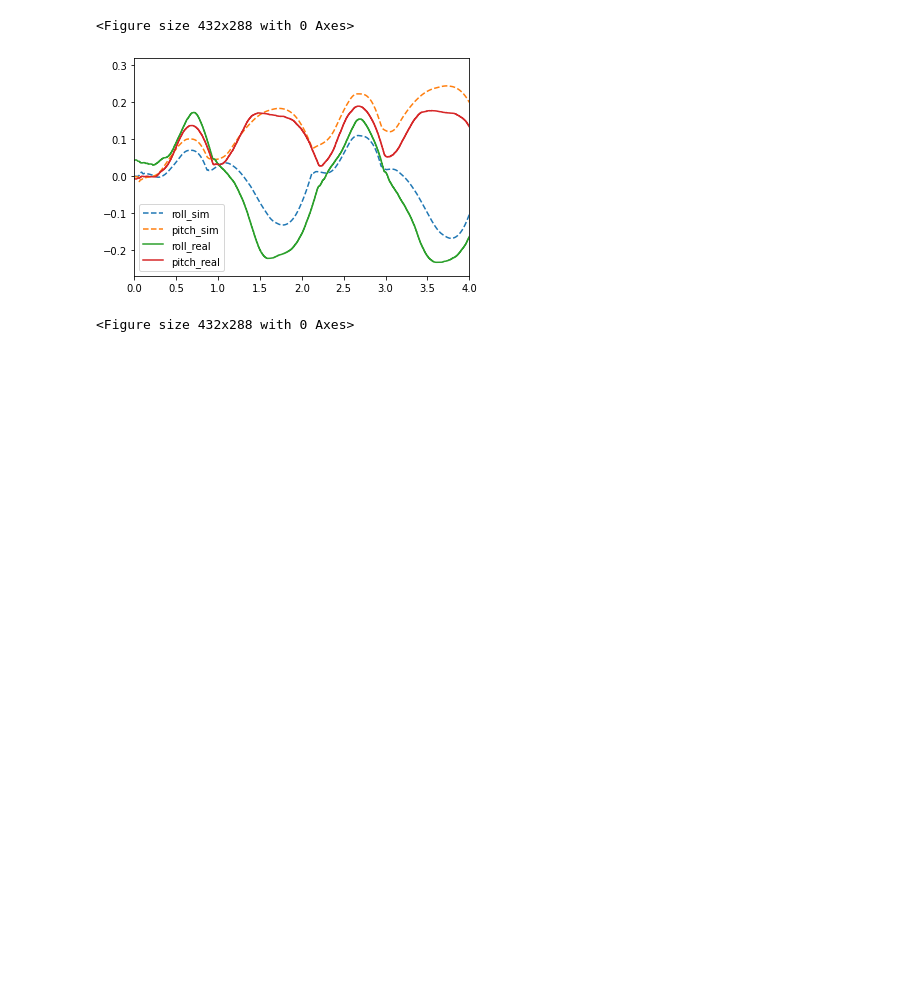
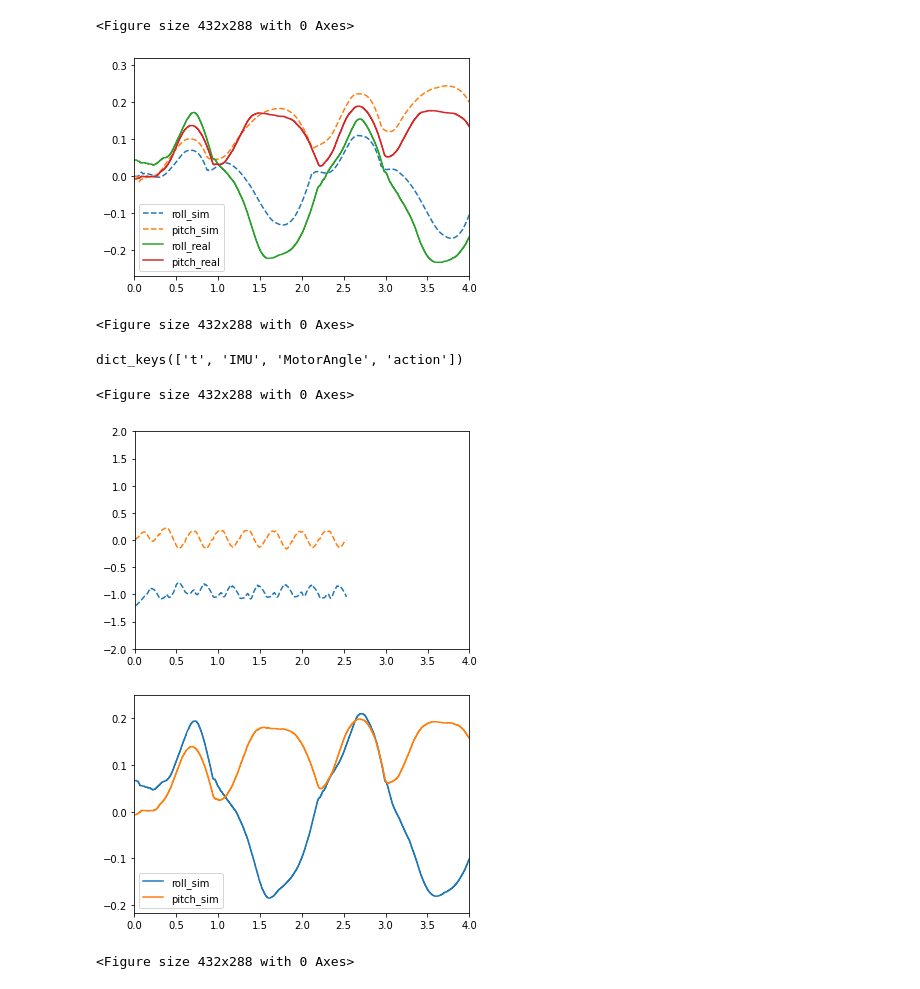
Before and after one commit to jietan/puppersim, a Jupyter notebook: IMU identification.ipynb, the cells around one changed output. Cells and saved outputs as stored; diff of their text form; code cells hidden in the pictures; blank space fills up the shorter version.

```diff
--- a/IMU identification.ipynb
+++ b/IMU identification.ipynb
@@ -121,3 +121,38 @@ dict_keys(['t', 'IMU', 'MotorAngle', 'action'])
 <Figure size 432x288 with 0 Axes>
 [figure]
 <Figure size 432x288 with 0 Axes>
+# %%
+f = open(os.path.join(data_folder, 'ars_trot_01_22_sim.txt'), 'rb')
+env_log = pickle.load(f)
+
+MOTOR_ID = 2
+
+print(env_log.keys())
+# plt.plot(env_log['t'], np.array(env_log['action'])[:, 2])
+# plt.plot(env_log['t'], np.array(env_log['MotorAngle'])[:, MOTOR_ID])
+plt.plot(env_log['t'], np.array(env_log['IMU'])[:, 0], '--')
+plt.plot(env_log['t'], np.array(env_log['IMU'])[:, 1], '--')
+# plt.plot(env_log['t'], np.array(env_log['IMU'])[:, 2])
+# plt.plot(env_log['t'], np.array(env_log['IMU'])[:, 3])
+plt.ylim(-2, 2)
+plt.xlim(0,4)
+plt.figure()
+
+f = open(os.path.join(data_folder, 'ars_trot_01_22_real.txt'), 'rb')
+env_log = pickle.load(f)
+
+# plt.plot(env_log['t'], np.array(env_log['action'])[:, 2])
+# plt.plot(env_log['t'], np.array(env_log['MotorAngle'])[:, MOTOR_ID])
+plt.plot(env_log['t'], np.array(env_log['IMU'])[:, 0])
+plt.plot(env_log['t'], np.array(env_log['IMU'])[:, 1])
+# plt.plot(env_log['t'], np.array(env_log['IMU'])[:, 3])
+# plt.ylim(-2, 2)
+plt.xlim(0,4)
+plt.legend(['roll_sim', 'pitch_sim', 'roll_real', 'pitch_real'])
+plt.figure()
+# %% [output]
+dict_keys(['t', 'IMU', 'MotorAngle', 'action'])
+<Figure size 432x288 with 0 Axes>
+[figure, added]
+[figure, added]
+<Figure size 432x288 with 0 Axes>
```
Also changed, not shown: parts of 1 cell of this notebook, 4 other files.
